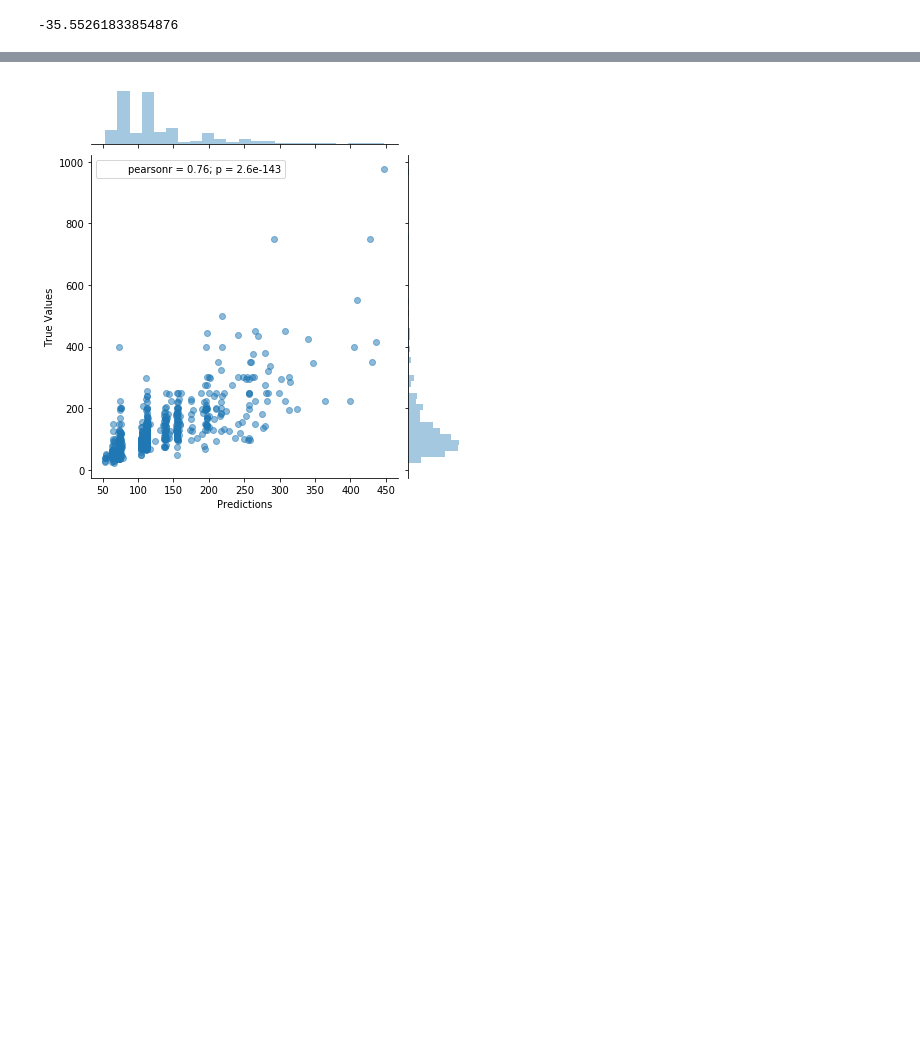
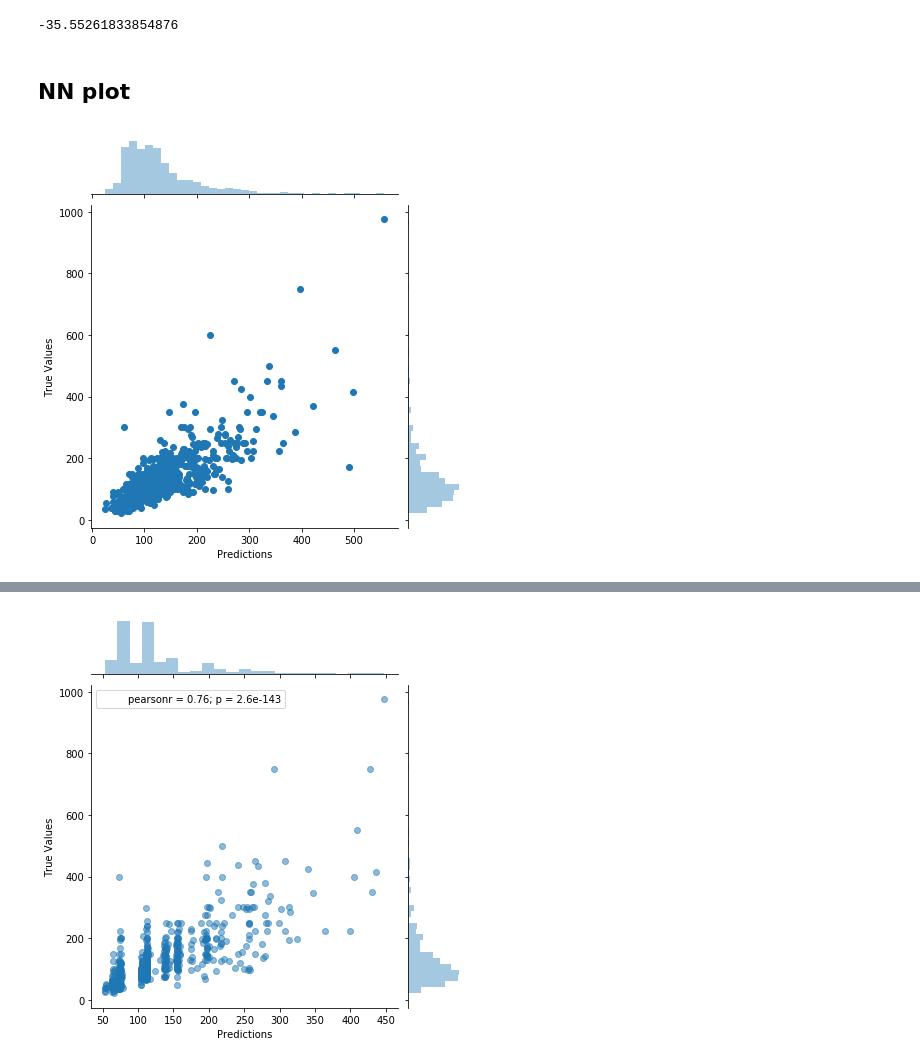
Before and after one commit to joshkeating/inf370-final-project, a Jupyter notebook: analysis.ipynb, the cells around one changed output, grey strips where cells are left out. Cells and saved outputs as stored; diff of their text form; code cells hidden in the pictures; blank space fills up the shorter version.

Commit message:
added nn model plots

```diff
--- a/analysis.ipynb
+++ b/analysis.ipynb
@@ -224,3 +224,11 @@ grid.fit(train_features, train_outcome)
 grid.score(test_features, test_outcome)
 # %% [output]
 -35.55261833854876
+# %% [markdown]
+## NN plot
+# %%
+ax = sns.jointplot(x=nn_grid.predict(test_features), y=test_outcome)
+ax = (ax.set_axis_labels("Predictions", "True Values"))
+plt.show(ax)
+# %% [output]
+[figure, added]
```
Also changed, not shown: parts of 2 cells of this notebook.
